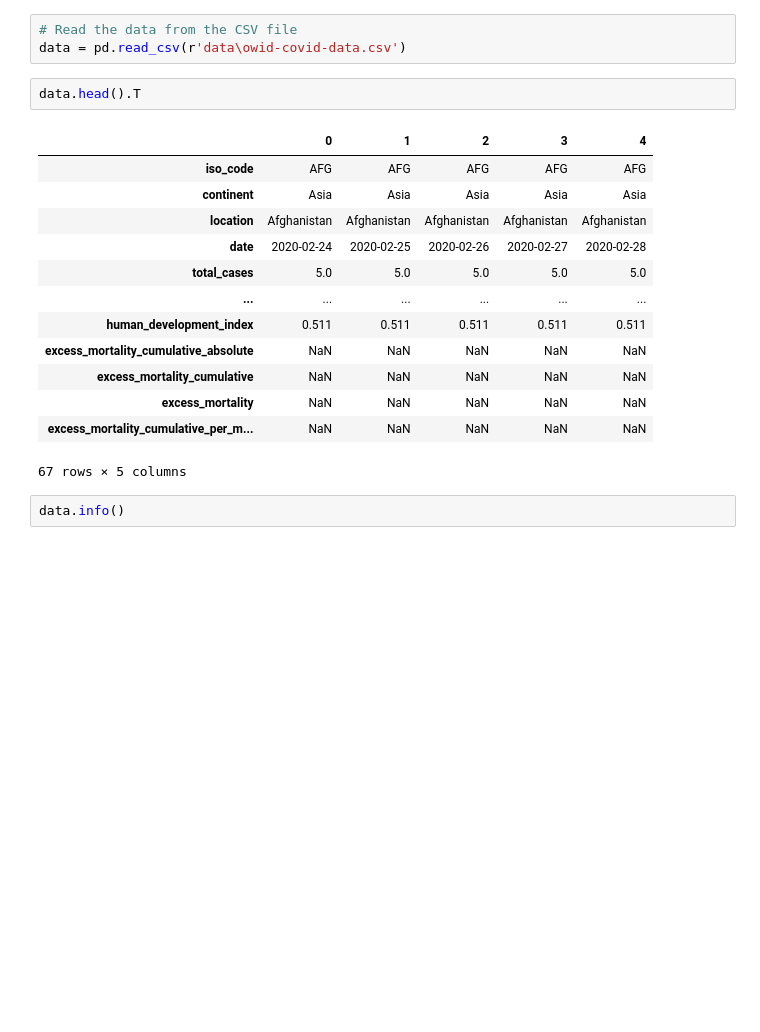
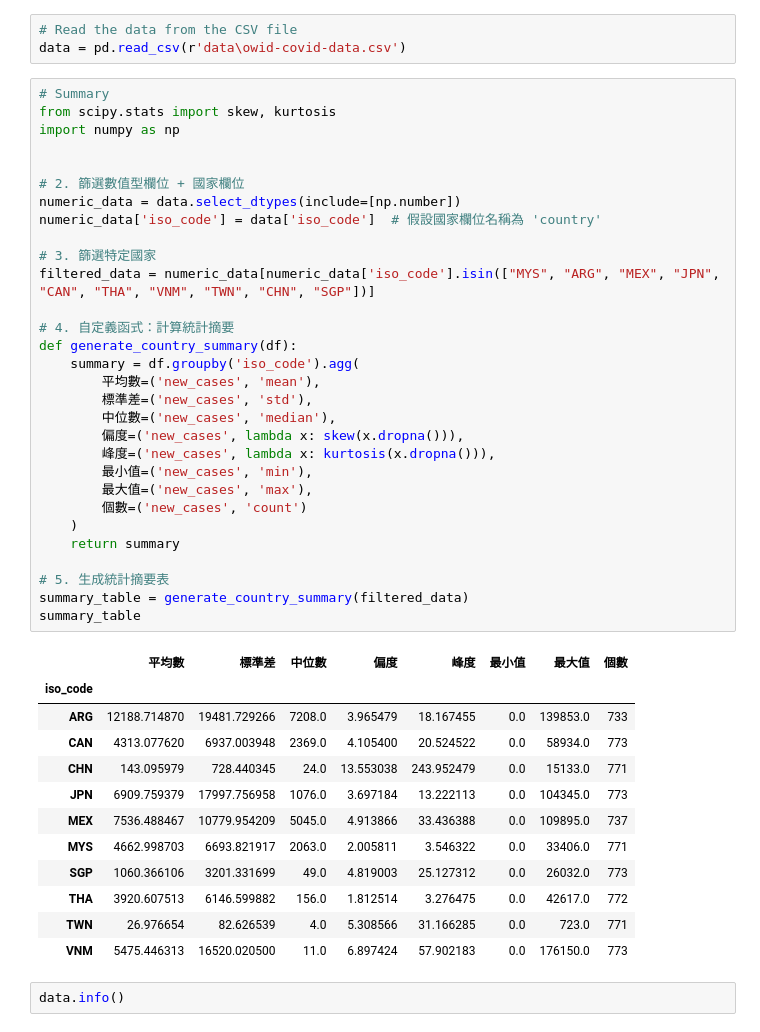
Before and after one commit to donydony228/COVID-19-Time-Series-Predict, a Jupyter notebook: EDA.ipynb, the cells around one changed output. Drawn from its saved outputs; the diff is of its cells as text; blank space fills up the shorter version.

```diff
--- a/EDA.ipynb
+++ b/EDA.ipynb
@@ -3,22 +3,49 @@ import pandas as pd
 # %%
 # Read the data from the CSV file
 data = pd.read_csv(r'data\owid-covid-data.csv')
-# %%
-data.head().T
-# %% [output]
-|  | 0 | 1 | 2 | 3 | 4 |
-| iso_code | AFG | AFG | AFG | AFG | AFG |
-| continent | Asia | Asia | Asia | Asia | Asia |
-| location | Afghanistan | Afghanistan | Afghanistan | Afghanistan | Afghanistan |
-| date | 2020-02-24 | 2020-02-25 | 2020-02-26 | 2020-02-27 | 2020-02-28 |
-| total_cases | 5.0 | 5.0 | 5.0 | 5.0 | 5.0 |
-| ... | ... | ... | ... | ... | ... |
-| human_development_index | 0.511 | 0.511 | 0.511 | 0.511 | 0.511 |
-| excess_mortality_cumulative_absolute | NaN | NaN | NaN | NaN | NaN |
-| excess_mortality_cumulative | NaN | NaN | NaN | NaN | NaN |
-| excess_mortality | NaN | NaN | NaN | NaN | NaN |
-| excess_mortality_cumulative_per_m... | NaN | NaN | NaN | NaN | NaN |
-67 rows × 5 columns
+# %%
+# Summary
+from scipy.stats import skew, kurtosis
+import numpy as np
+
+
+# 2. 篩選數值型欄位 + 國家欄位
+numeric_data = data.select_dtypes(include=[np.number])
+numeric_data['iso_code'] = data['iso_code']  # 假設國家欄位名稱為 'country'
+
+# 3. 篩選特定國家
+filtered_data = numeric_data[numeric_data['iso_code'].isin(["MYS", "ARG", "MEX", "JPN", "CAN", "THA", "VNM", "TWN", "CHN", "SGP"])]
+
+# 4. 自定義函式：計算統計摘要
+def generate_country_summary(df):
+    summary = df.groupby('iso_code').agg(
+        平均數=('new_cases', 'mean'),
+        標準差=('new_cases', 'std'),
+        中位數=('new_cases', 'median'),
+        偏度=('new_cases', lambda x: skew(x.dropna())),
+        峰度=('new_cases', lambda x: kurtosis(x.dropna())),
+        最小值=('new_cases', 'min'),
+        最大值=('new_cases', 'max'),
+        個數=('new_cases', 'count')
+    )
+    return summary
+
+# 5. 生成統計摘要表
+summary_table = generate_country_summary(filtered_data)
+summary_table
+# %% [output]
+|  | 平均數 | 標準差 | 中位數 | 偏度 | 峰度 | 最小值 | 最大值 | 個數 |
+| iso_code |  |  |  |  |  |  |  |  |
+| ARG | 12188.714870 | 19481.729266 | 7208.0 | 3.965479 | 18.167455 | 0.0 | 139853.0 | 733 |
+| CAN | 4313.077620 | 6937.003948 | 2369.0 | 4.105400 | 20.524522 | 0.0 | 58934.0 | 773 |
+| CHN | 143.095979 | 728.440345 | 24.0 | 13.553038 | 243.952479 | 0.0 | 15133.0 | 771 |
+| JPN | 6909.759379 | 17997.756958 | 1076.0 | 3.697184 | 13.222113 | 0.0 | 104345.0 | 773 |
+| MEX | 7536.488467 | 10779.954209 | 5045.0 | 4.913866 | 33.436388 | 0.0 | 109895.0 | 737 |
+| MYS | 4662.998703 | 6693.821917 | 2063.0 | 2.005811 | 3.546322 | 0.0 | 33406.0 | 771 |
+| SGP | 1060.366106 | 3201.331699 | 49.0 | 4.819003 | 25.127312 | 0.0 | 26032.0 | 773 |
+| THA | 3920.607513 | 6146.599882 | 156.0 | 1.812514 | 3.276475 | 0.0 | 42617.0 | 772 |
+| TWN | 26.976654 | 82.626539 | 4.0 | 5.308566 | 31.166285 | 0.0 | 723.0 | 771 |
+| VNM | 5475.446313 | 16520.020500 | 11.0 | 6.897424 | 57.902183 | 0.0 | 176150.0 | 773 |
 # %%
 data.info()
 # %% [output]
```
Also changed, not shown: 2 other files.
